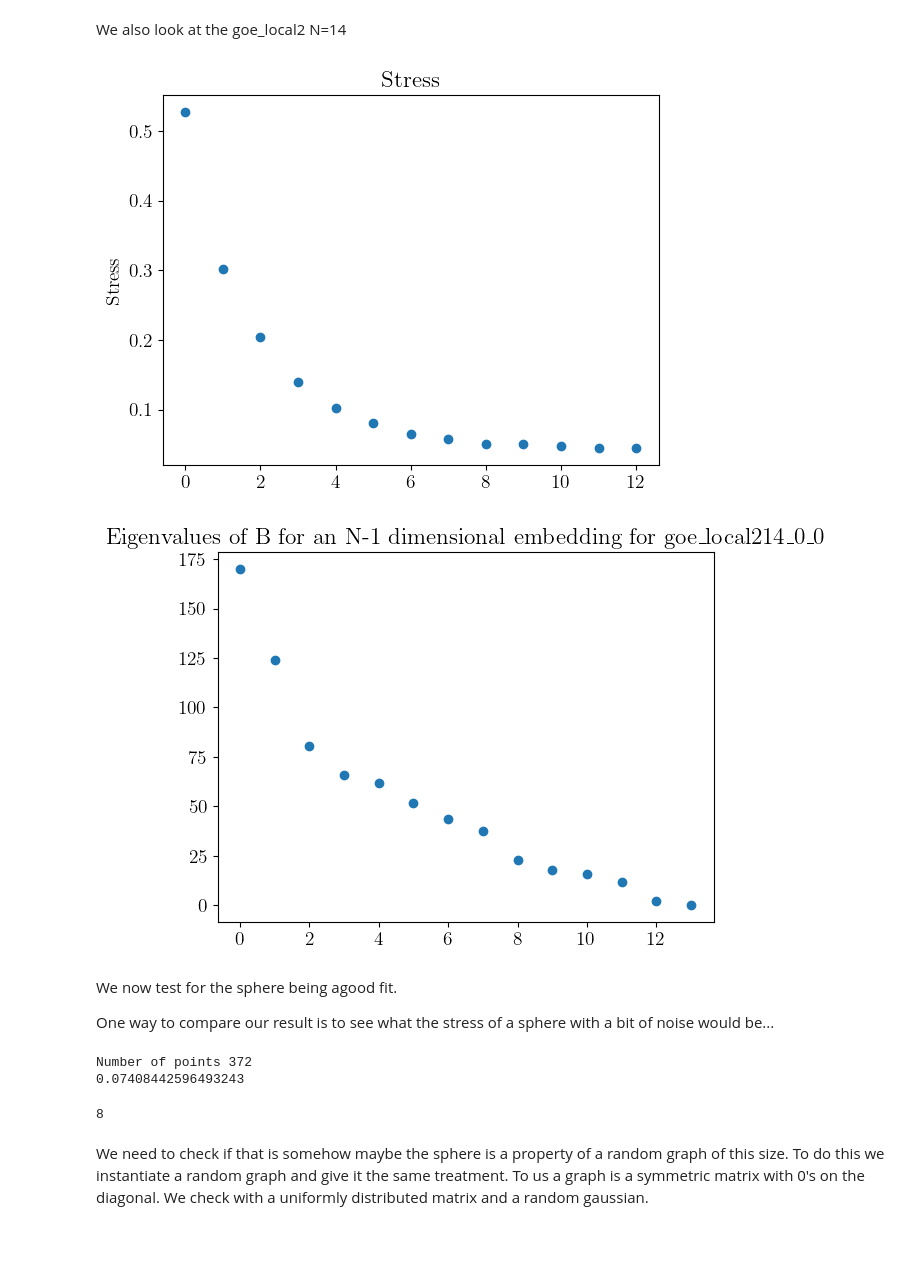
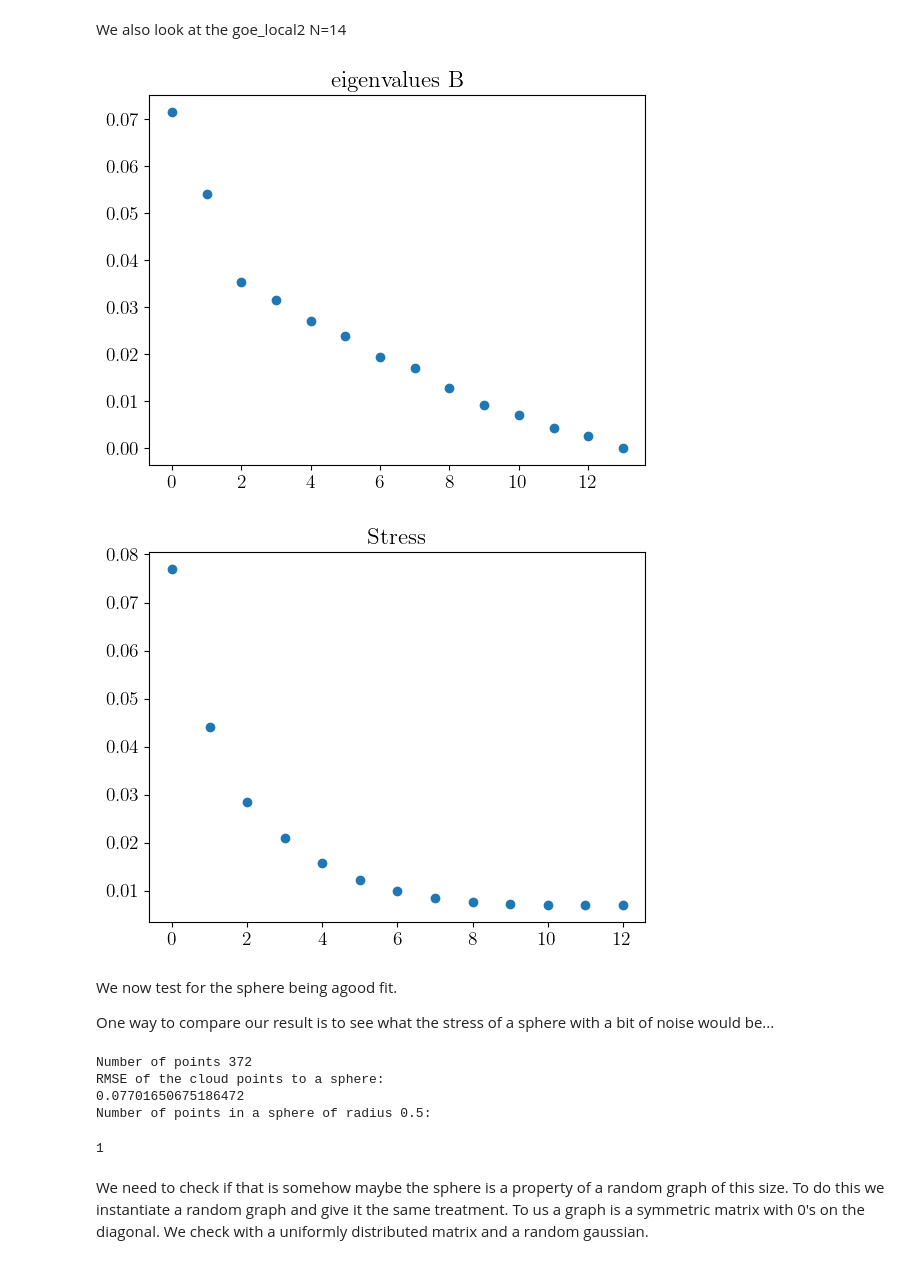
Before and after one commit to MarinAndreGirard/Quantum_emergent_dimension, a Jupyter notebook: getting_some_results.ipynb, the cells around one changed output. Drawn from its saved outputs; the diff is of its cells as text; code cells hidden in the pictures.

```diff
--- a/getting_some_results.ipynb
+++ b/getting_some_results.ipynb
@@ -90,17 +90,40 @@ plt.show()
 We also look at the goe_local2 N=14
 # %%
 N = 14
-k = 0
+range_k=3
 folder = 'goe_local2'
 state_number=0
+
 file_name=folder+f"{N}_{k}_{state_number}"
 dab=load_d(file_name)
 get_stress(dab)
 get_eigenvalues_B_from_dab(dab,N,file_name)
-mapData(dab)
-# %% [output]
-[figure, removed]
-[figure, removed]
+# %%
+N = 14
+range_k=2
+folder = 'goe_local2'
+state_number=0
+
+eigen_avg=np.zeros(N)
+stress_avg=np.zeros(N-1)
+for k in range(range_k):
+    file_name=folder+f"{N}_{k}_{state_number}"
+    dab=load_d(file_name)
+    stress_avg+=get_stress(dab,False)
+    eigen_avg+=get_eigenvalues_B_from_dab(dab,N,file_name,False)
+
+eigen_avg=eigen_avg/(N*max(eigen_avg))
+stress_avg=stress_avg/((N-1)*max(stress_avg))
+plt.scatter(range(len(eigen_avg)),eigen_avg)
+plt.title("eigenvalues B")
+plt.show()
+
+plt.scatter(range(len(stress_avg)),stress_avg)
+plt.title("Stress")
+plt.show()
+# %% [output]
+[figure, added]
+[figure, added]
 # %% [markdown]
 We now test for the sphere being agood fit.
 
@@ -170,7 +193,7 @@ X3_long_array=np.concatenate(X3_long, axis=0)
 
 m=max(m_list)
 
-fig = go.Figure(data=go.Scatter3d(x=X3_long_array[:, 0]/m, y=X3_long_array[:, 1]/m, z=X3_long_array[:, 2]/m, mode='markers'))
+fig = go.Figure(data=go.Scatter3d(x=X3_long_array[:, 0]/m, y=X3_long_array[:, 1]/m, z=X3_long_array[:, 2]/m, mode='markers',marker=dict(size=2)))
 
 fig.update_layout(
 scene=dict(
@@ -183,13 +206,16 @@ fig.show()
 
 r,x0,y0,z0, rmse=sphereFit(X3_long_array[:,0]/m,X3_long_array[:,1]/m,X3_long_array[:,2]/m)
 print(f"Number of points {range_k*12}")
+print("RMSE of the cloud points to a sphere: ")
 print(rmse)
-
-count_points_in_sphere(X3_long_array[:,0]/m, X3_long_array[:,1]/m, X3_long_array[:,2]/m, 0.6)
+print("Number of points in a sphere of radius 0.5: ")
+count_points_in_sphere(X3_long_array[:,0]/m, X3_long_array[:,1]/m, X3_long_array[:,2]/m, 0.5)
 # %% [output]
 Number of points 372
-0.07408442596493243
+RMSE of the cloud points to a sphere:
+0.07701650675186472
+Number of points in a sphere of radius 0.5:
-8
+1
 # %% [markdown]
 We need to check if that is somehow maybe the sphere is a property of a random graph of this size. To do this we instantiate a random graph and give it the same treatment. To us a graph is a symmetric matrix with 0's on the diagonal. We check with a uniformly distributed matrix and a random gaussian.
 # %%
```
Also changed, not shown: parts of 4 cells of this notebook, 2 other files.
